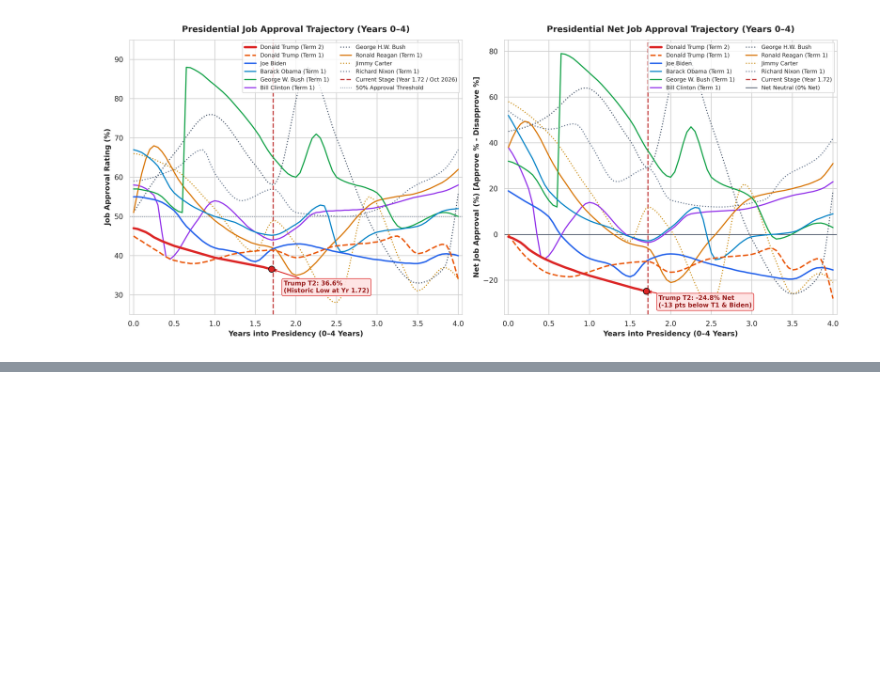
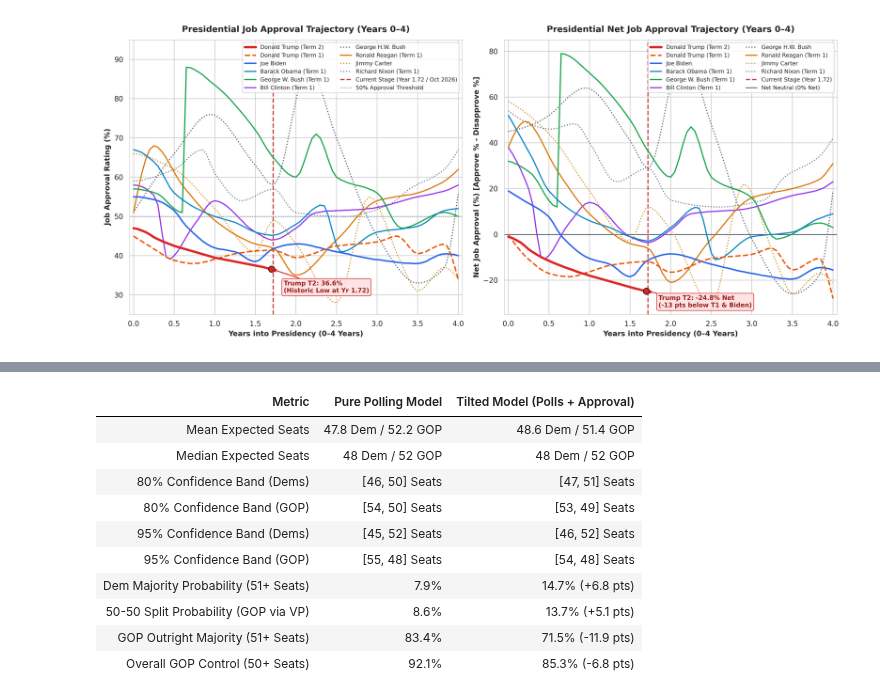
Before and after one commit to tboats/election-predictions-and-approval-ratings, a Jupyter notebook: trump_approval_analysis.ipynb, the cells around one changed output, grey strips where cells are left out. Cells and saved outputs as stored; diff of their text form; code cells hidden in the pictures; blank space fills up the shorter version.

```diff
--- a/trump_approval_analysis.ipynb
+++ b/trump_approval_analysis.ipynb
@@ -426,0 +448,15 @@ plt.show()
+# %%
+# Aggregate Senate Breakdown & Confidence Bands Comparison
+df_agg_comp
+# %% [output]
+| Metric | Pure Polling Model | Tilted Model (Polls + Approval) |
+| Mean Expected Seats | 47.8 Dem / 52.2 GOP | 48.6 Dem / 51.4 GOP |
+| Median Expected Seats | 48 Dem / 52 GOP | 48 Dem / 52 GOP |
+| 80% Confidence Band (Dems) | [46, 50] Seats | [47, 51] Seats |
+| 80% Confidence Band (GOP) | [54, 50] Seats | [53, 49] Seats |
+| 95% Confidence Band (Dems) | [45, 52] Seats | [46, 52] Seats |
+| 95% Confidence Band (GOP) | [55, 48] Seats | [54, 48] Seats |
+| Dem Majority Probability (51+ Seats) | 7.9% | 14.7% (+6.8 pts) |
+| 50-50 Split Probability (GOP via VP) | 8.6% | 13.7% (+5.1 pts) |
+| GOP Outright Majority (51+ Seats) | 83.4% | 71.5% (-11.9 pts) |
+| Overall GOP Control (50+ Seats) | 92.1% | 85.3% (-6.8 pts) |
```
Also changed, not shown: parts of 5 cells of this notebook, 9 other files.
